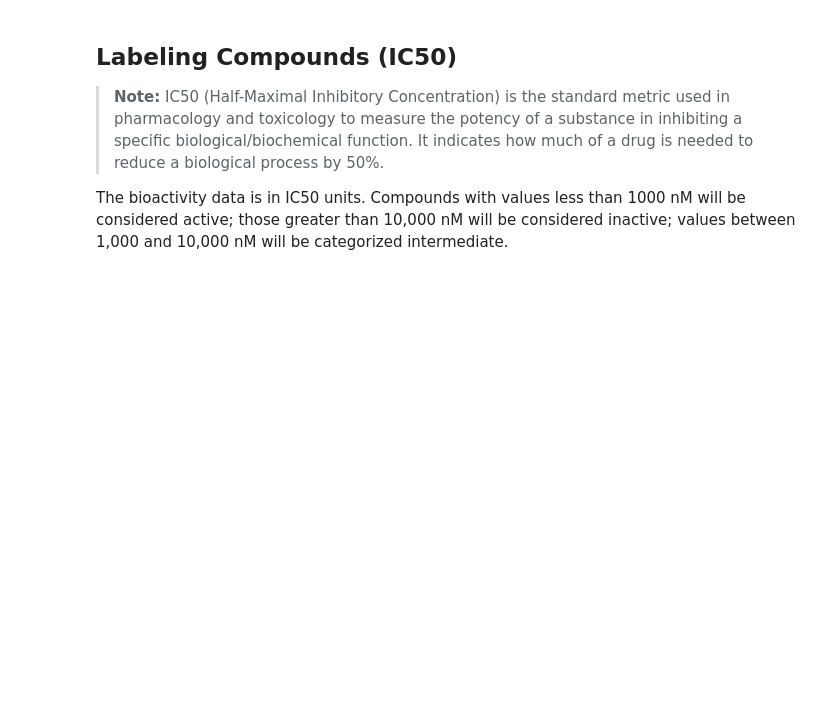
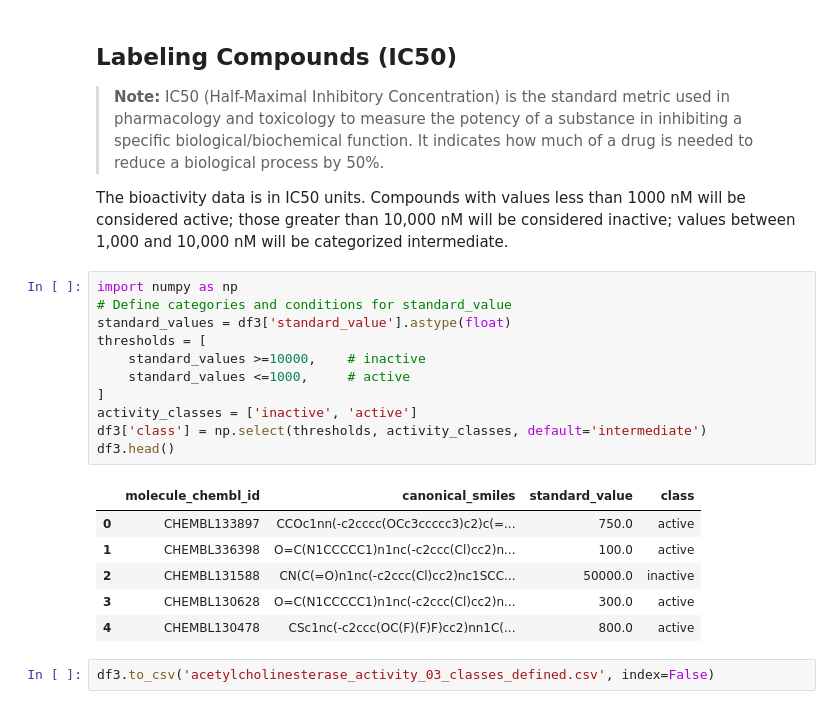
Before and after one commit to dsgeof/bio, a Jupyter notebook: bio1_acetylcholinesterase.ipynb, the cells around one changed output. Saved outputs shown, nothing was run; the diff lists cells and outputs as text; blank space fills up the shorter version.

Commit message:
Add eda notebook bio2_acetylcholinesterase

```diff
--- a/bio1_acetylcholinesterase.ipynb
+++ b/bio1_acetylcholinesterase.ipynb
@@ -161,3 +161,23 @@ df3.to_csv('acetylcholinesterase_activity_02_clean.csv', index=False)
 > **Note:** IC50 (Half-Maximal Inhibitory Concentration) is the standard metric used in pharmacology and toxicology to measure the potency of a substance in inhibiting a specific biological/biochemical function. It indicates how much of a drug is needed to reduce a biological process by 50%.
 
 The bioactivity data is in IC50 units. Compounds with values less than 1000 nM will be considered active; those greater than 10,000 nM will be considered inactive; values between 1,000 and 10,000 nM will be categorized intermediate.
+# %%
+import numpy as np
+# Define categories and conditions for standard_value
+standard_values = df3['standard_value'].astype(float)
+thresholds = [
+    standard_values >=10000,    # inactive
+    standard_values <=1000,     # active
+]
+activity_classes = ['inactive', 'active']
+df3['class'] = np.select(thresholds, activity_classes, default='intermediate')
+df3.head()
+# %% [output]
+|  | molecule_chembl_id | canonical_smiles | standard_value | class |
+| 0 | CHEMBL133897 | CCOc1nn(-c2cccc(OCc3ccccc3)c2)c(=... | 750.0 | active |
+| 1 | CHEMBL336398 | O=C(N1CCCCC1)n1nc(-c2ccc(Cl)cc2)n... | 100.0 | active |
+| 2 | CHEMBL131588 | CN(C(=O)n1nc(-c2ccc(Cl)cc2)nc1SCC... | 50000.0 | inactive |
+| 3 | CHEMBL130628 | O=C(N1CCCCC1)n1nc(-c2ccc(Cl)cc2)n... | 300.0 | active |
+| 4 | CHEMBL130478 | CSc1nc(-c2ccc(OC(F)(F)F)cc2)nn1C(... | 800.0 | active |
+# %%
+df3.to_csv('acetylcholinesterase_activity_03_classes_defined.csv', index=False)
```
Also changed, not shown: parts of 1 cell of this notebook, 4 other files.
